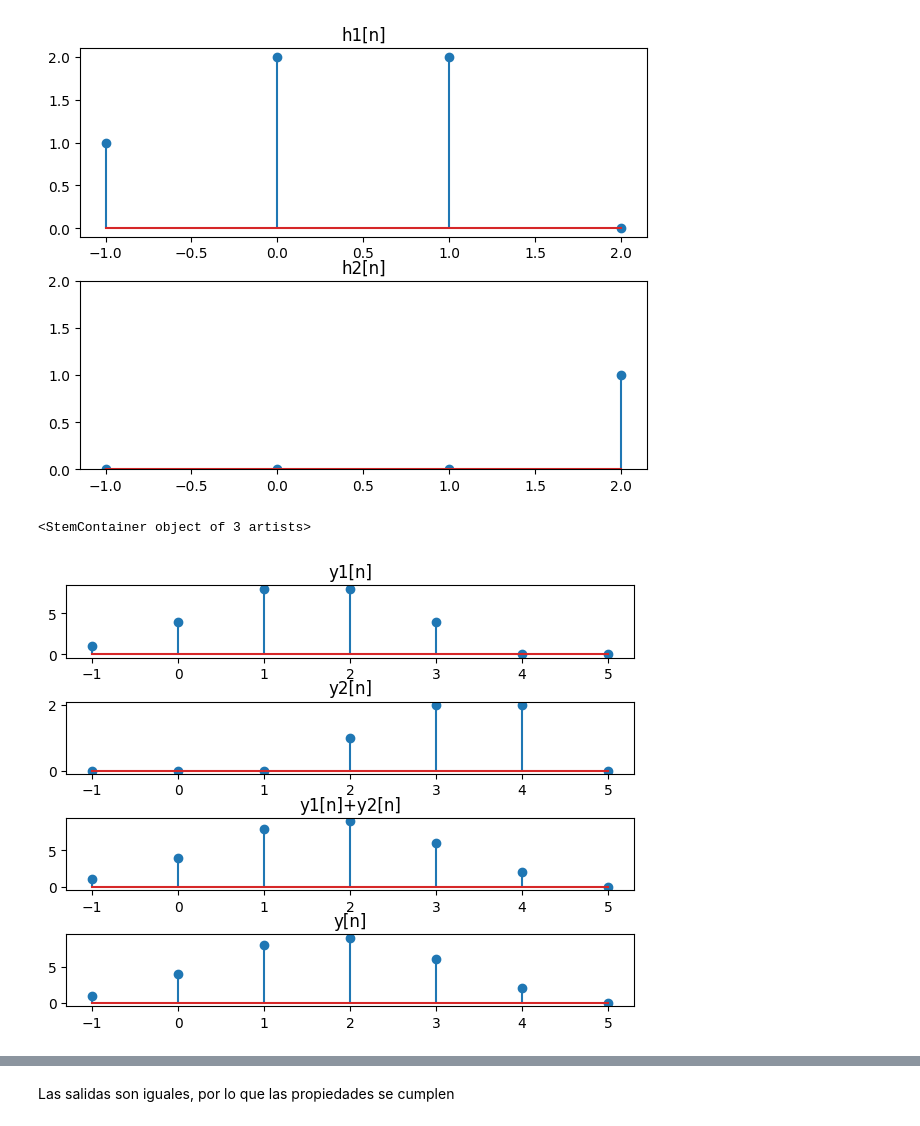
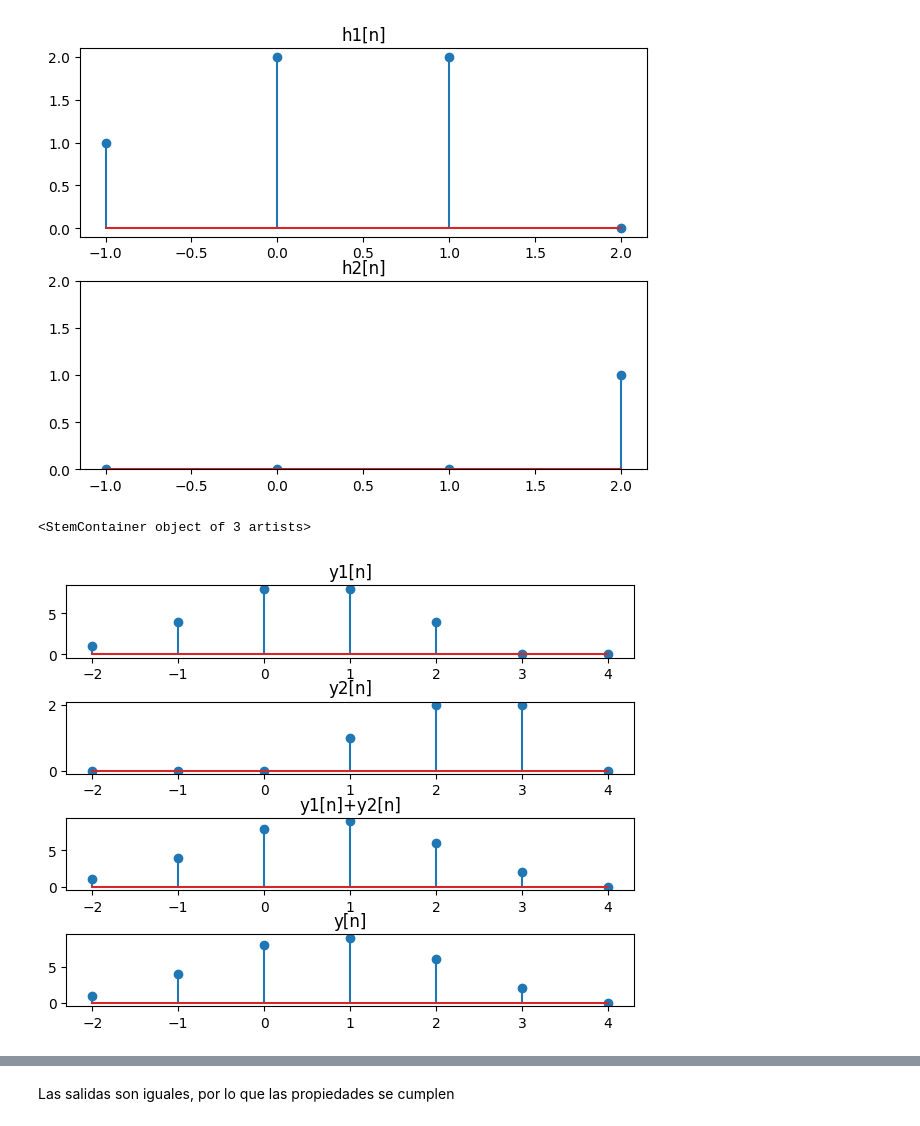
Before and after one commit to FacundoLG/tpl2-ASyS, a Jupyter notebook: ASYS_TPL2_G4_EJ4.ipynb, the cells around one changed output, grey strips where cells are left out. Saved outputs shown, nothing was run; the diff lists cells and outputs as text; code cells hidden in the pictures.

```diff
--- a/ASYS_TPL2_G4_EJ4.ipynb
+++ b/ASYS_TPL2_G4_EJ4.ipynb
@@ -31,22 +31,22 @@ axs[1].stem(n,h2)
 # %%
 y = np.convolve(h1,h)
 y1= np.convolve(h1,h1)
 y2= np.convolve(h1,h2)
 
 fig, axs = plt.subplots(4,1)
 fig.tight_layout()
-n = np.arange(-1,6)
+n = np.arange(-2,5)
 axs[0].set_title("y1[n]")
 axs[0].stem(n,y1)
 axs[1].set_title("y2[n]")
 axs[1].stem(n,y2)
 axs[2].set_title("y1[n]+y2[n]")
 axs[2].stem(n,y1+y2)
 axs[3].set_title("y[n]")
 axs[3].stem(n,y)
 # %% [output]
 <StemContainer object of 3 artists>
-[figure, old version]
+[figure, new version]
 # %%
 w =y1
 y = np.convolve(w,h2)
```
Also changed, not shown: parts of 1 cell of this notebook.
